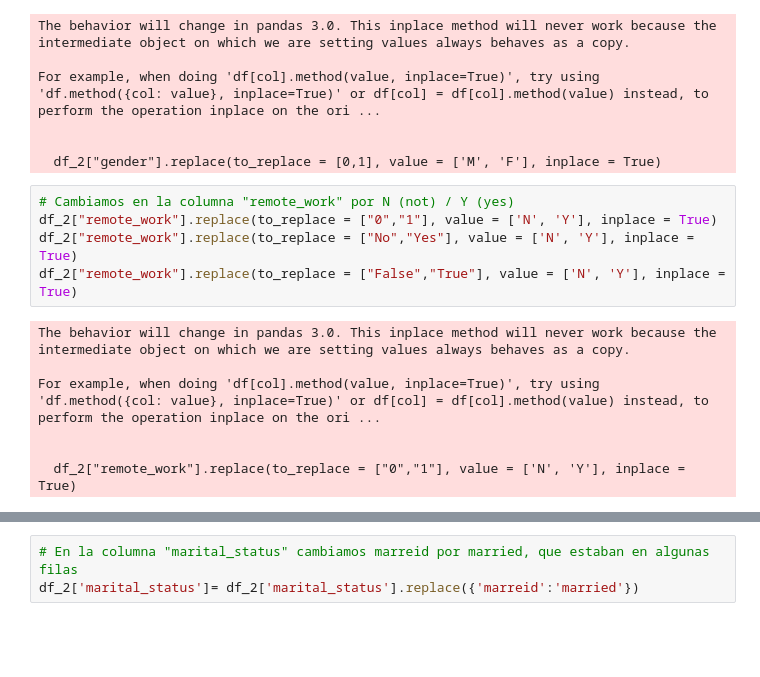
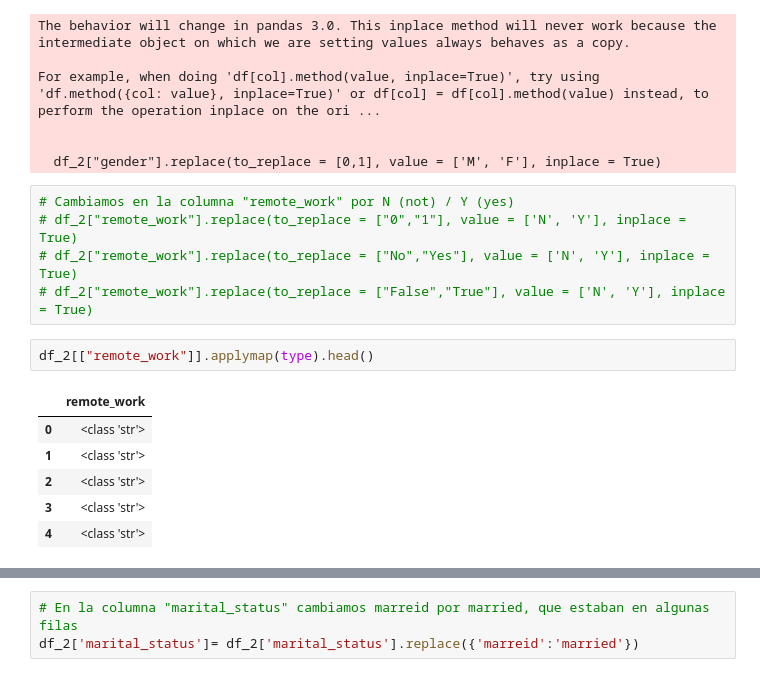
Before and after one commit to VeroSanchezO/proyecto-da-promo-k-modulo-3-team-5, a Jupyter notebook: Fase_2.ipynb, the cells around one changed output, grey strips where cells are left out. Drawn from its saved outputs; the diff is of its cells as text; blank space fills up the shorter version.

```diff
--- a/Fase_2.ipynb
+++ b/Fase_2.ipynb
@@ -249,13 +238,15 @@ For example, when doing 'df[col].method(value, inplace=True)', try using 'df.met
   df_2["gender"].replace(to_replace = [0,1], value = ['M', 'F'], inplace = True)
 # %%
 # Cambiamos en la columna "remote_work" por N (not) / Y (yes)
-df_2["remote_work"].replace(to_replace = ["0","1"], value = ['N', 'Y'], inplace = True)
-df_2["remote_work"].replace(to_replace = ["No","Yes"], value = ['N', 'Y'], inplace = True)
-df_2["remote_work"].replace(to_replace = ["False","True"], value = ['N', 'Y'], inplace = True)
+# df_2["remote_work"].replace(to_replace = ["0","1"], value = ['N', 'Y'], inplace = True)
+# df_2["remote_work"].replace(to_replace = ["No","Yes"], value = ['N', 'Y'], inplace = True)
+# df_2["remote_work"].replace(to_replace = ["False","True"], value = ['N', 'Y'], inplace = True)
-# %% [output]
-The behavior will change in pandas 3.0. This inplace method will never work because the intermediate object on which we are setting values always behaves as a copy.
-
-For example, when doing 'df[col].method(value, inplace=True)', try using 'df.method({col: value}, inplace=True)' or df[col] = df[col].method(value) instead, to perform the operation inplace on the ori ...
-
-
-  df_2["remote_work"].replace(to_replace = ["0","1"], value = ['N', 'Y'], inplace = True)
+# %%
+df_2[["remote_work"]].applymap(type).head()
+# %% [output]
+|  | remote_work |
+| 0 | <class 'str'> |
+| 1 | <class 'str'> |
+| 2 | <class 'str'> |
+| 3 | <class 'str'> |
+| 4 | <class 'str'> |
```
Also changed, not shown: parts of 3 cells of this notebook.
